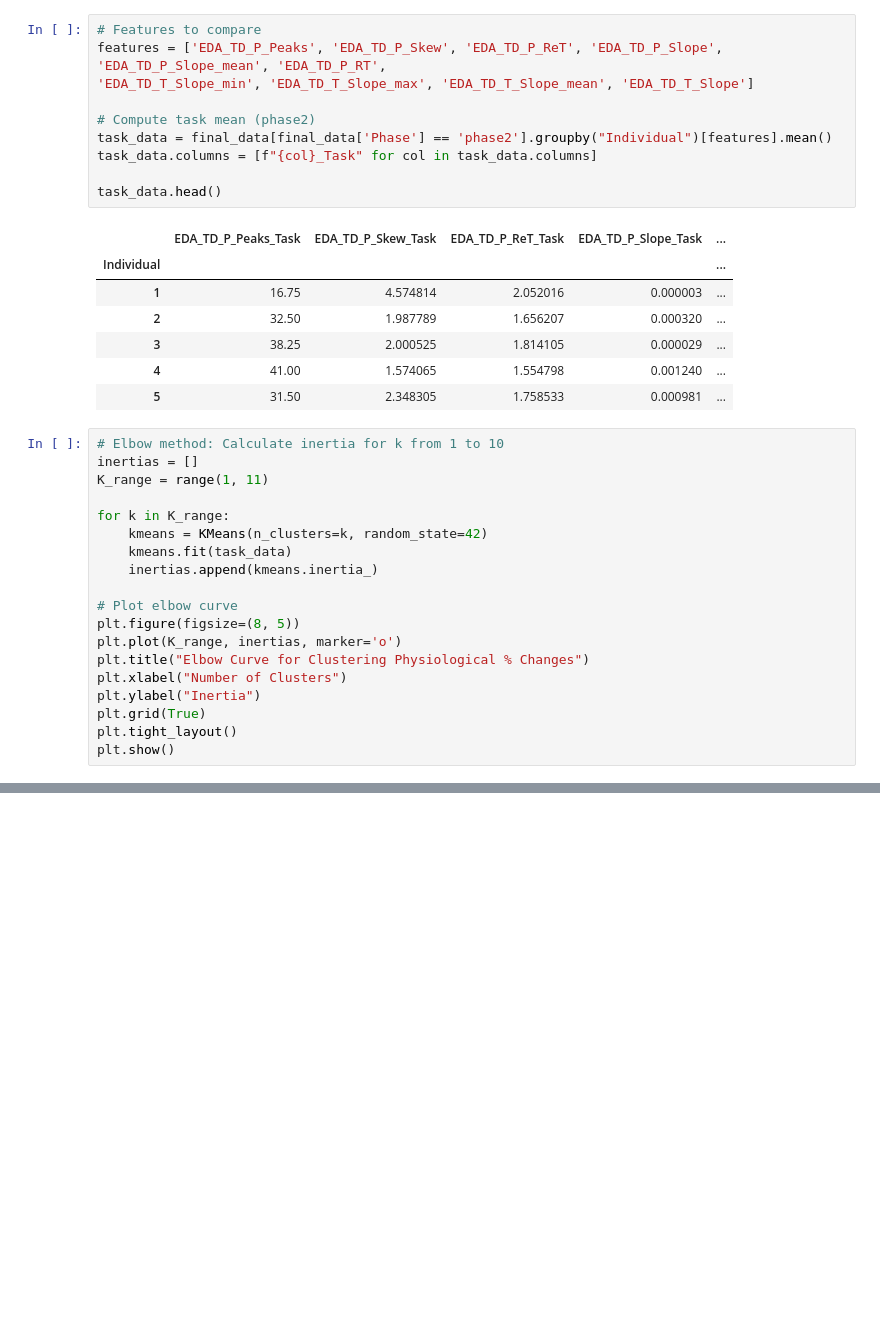
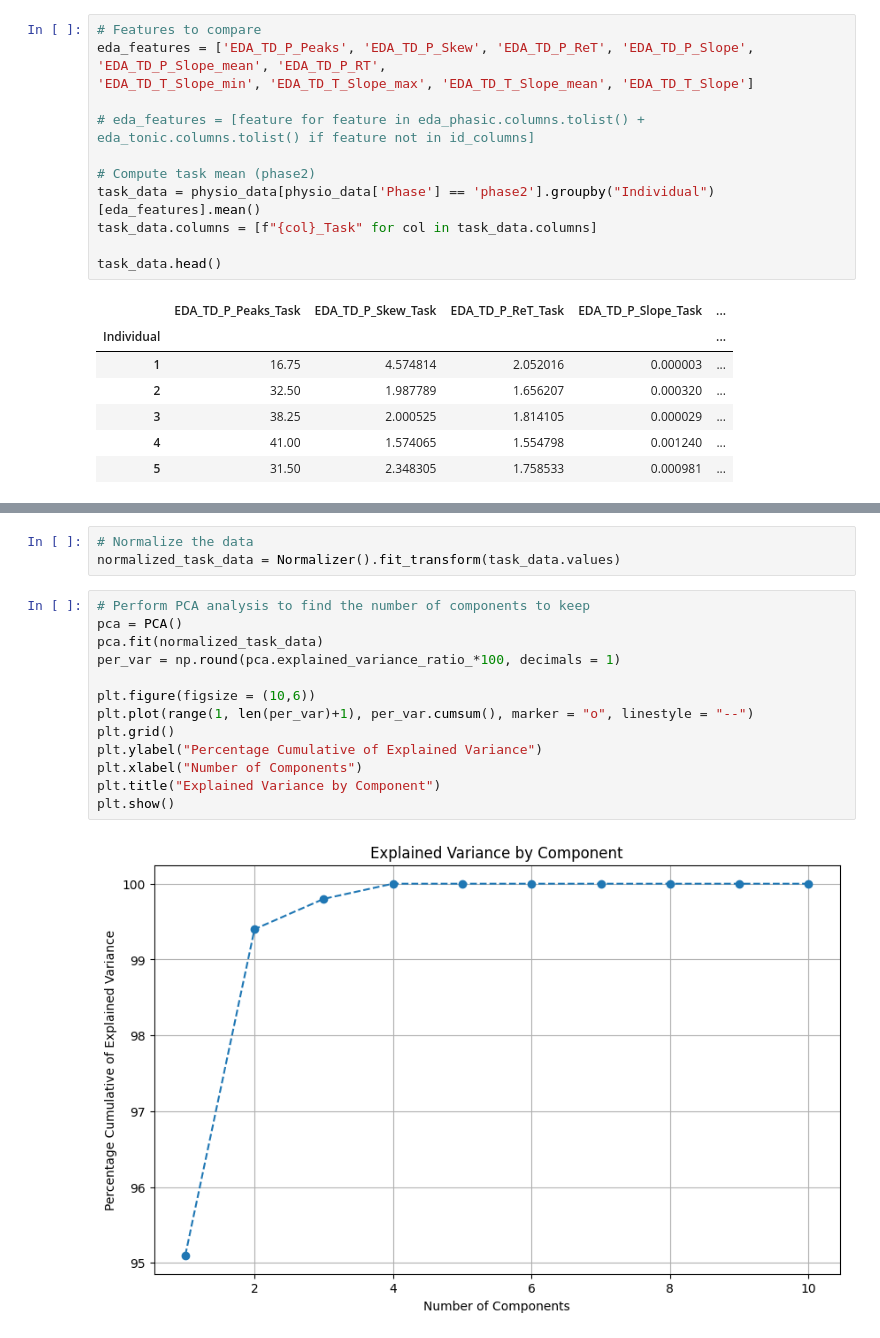
Before and after one commit to raquelmdtum/CDA-case2, a Jupyter notebook: case2_analysis_keerthi.ipynb, the cells around one changed output, grey strips where cells are left out. Saved outputs shown, nothing was run; the diff lists cells and outputs as text; blank space fills up the shorter version.

```diff
--- a/case2_analysis_keerthi.ipynb
+++ b/case2_analysis_keerthi.ipynb
@@ -328,11 +326,13 @@ final_data.head()
 EDA is said to be a good measure of stress responses: https://www.ncbi.nlm.nih.gov/books/NBK589926/#ch5
 # %%
 # Features to compare
-features = ['EDA_TD_P_Peaks', 'EDA_TD_P_Skew', 'EDA_TD_P_ReT', 'EDA_TD_P_Slope', 'EDA_TD_P_Slope_mean', 'EDA_TD_P_RT',
+eda_features = ['EDA_TD_P_Peaks', 'EDA_TD_P_Skew', 'EDA_TD_P_ReT', 'EDA_TD_P_Slope', 'EDA_TD_P_Slope_mean', 'EDA_TD_P_RT',
 'EDA_TD_T_Slope_min', 'EDA_TD_T_Slope_max', 'EDA_TD_T_Slope_mean', 'EDA_TD_T_Slope']
 
+# eda_features = [feature for feature in eda_phasic.columns.tolist() + eda_tonic.columns.tolist() if feature not in id_columns]
+
 # Compute task mean (phase2)
-task_data = final_data[final_data['Phase'] == 'phase2'].groupby("Individual")[features].mean()
+task_data = physio_data[physio_data['Phase'] == 'phase2'].groupby("Individual")[eda_features].mean()
 task_data.columns = [f"{col}_Task" for col in task_data.columns]
 
 task_data.head()
@@ -344,22 +344,3 @@ task_data.head()
 | 3 | 38.25 | 2.000525 | 1.814105 | 0.000029 | ... |
 | 4 | 41.00 | 1.574065 | 1.554798 | 0.001240 | ... |
 | 5 | 31.50 | 2.348305 | 1.758533 | 0.000981 | ... |
-# %%
-# Elbow method: Calculate inertia for k from 1 to 10
-inertias = []
-K_range = range(1, 11)
-
-for k in K_range:
-    kmeans = KMeans(n_clusters=k, random_state=42)
-    kmeans.fit(task_data)
-    inertias.append(kmeans.inertia_)
-
-# Plot elbow curve
-plt.figure(figsize=(8, 5))
-plt.plot(K_range, inertias, marker='o')
-plt.title("Elbow Curve for Clustering Physiological % Changes")
-plt.xlabel("Number of Clusters")
-plt.ylabel("Inertia")
-plt.grid(True)
-plt.tight_layout()
-plt.show()
@@ -390,0 +347,18 @@ plt.show()
+# %%
+# Normalize the data
+normalized_task_data = Normalizer().fit_transform(task_data.values)
+# %%
+# Perform PCA analysis to find the number of components to keep
+pca = PCA()
+pca.fit(normalized_task_data)
+per_var = np.round(pca.explained_variance_ratio_*100, decimals = 1)
+
+plt.figure(figsize = (10,6))
+plt.plot(range(1, len(per_var)+1), per_var.cumsum(), marker = "o", linestyle = "--")
+plt.grid()
+plt.ylabel("Percentage Cumulative of Explained Variance")
+plt.xlabel("Number of Components")
+plt.title("Explained Variance by Component")
+plt.show()
+# %% [output]
+[figure, added]
```
Also changed, not shown: parts of 26 cells of this notebook.
